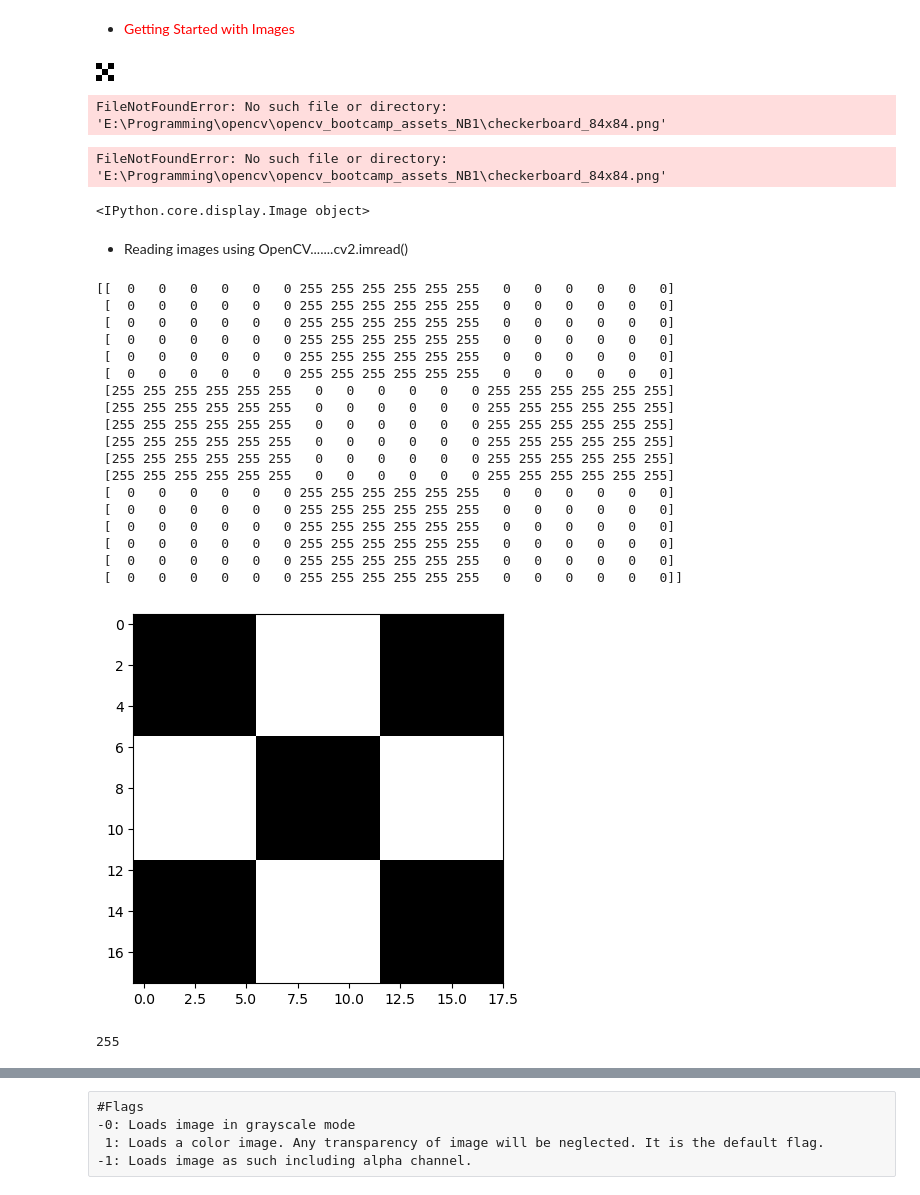
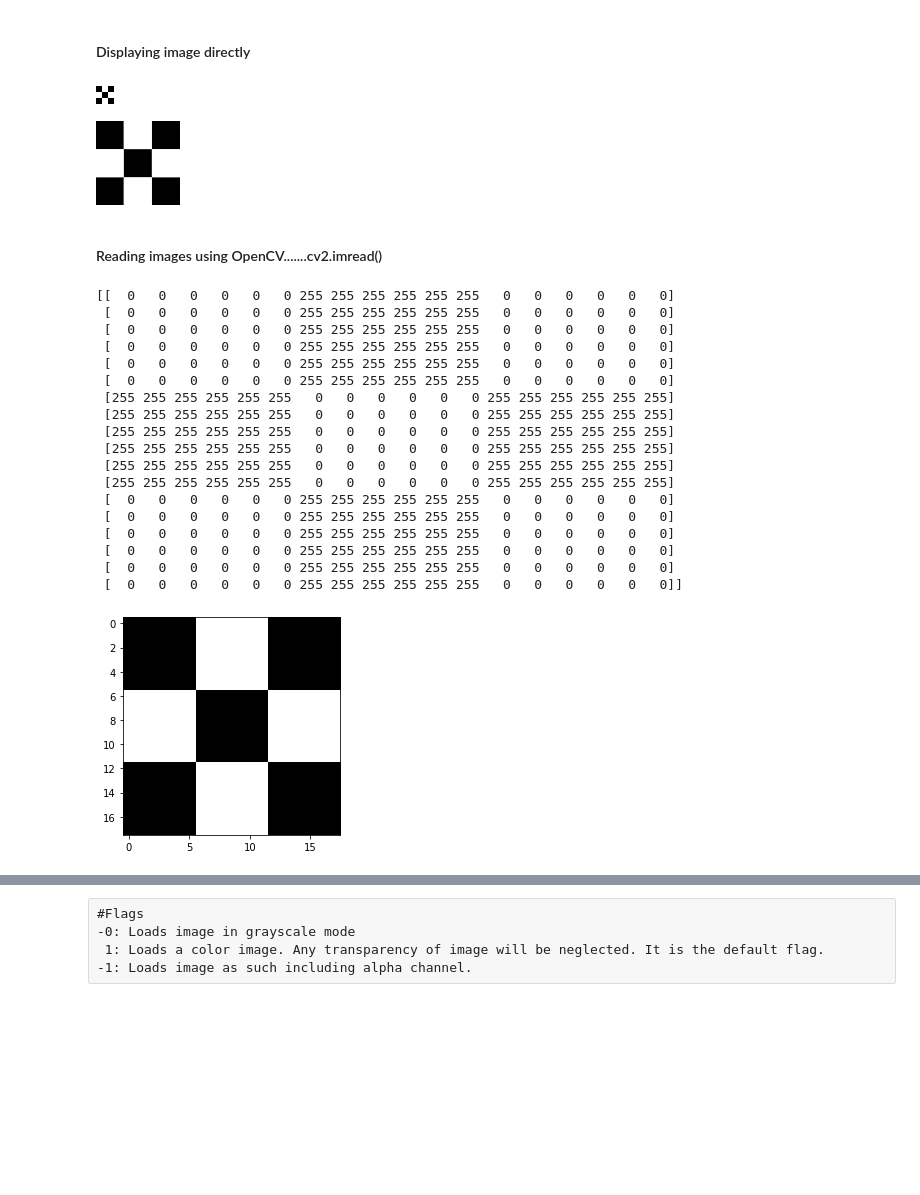
Before and after one commit to mdalimz/Tensorflow, a Jupyter notebook: OpenCV/0.Getting with Image.ipynb, the cells around one changed output, grey strips where cells are left out. Saved outputs shown, nothing was run; the diff lists cells and outputs as text; code cells hidden in the pictures; blank space fills up the shorter version.

```diff
--- a/OpenCV/0.Getting with Image.ipynb
+++ b/OpenCV/0.Getting with Image.ipynb
@@ -20,45 +20,39 @@ from IPython.display import Image
-# %% [markdown]
-- <font style="color:red">Getting Started with Images</font>
+# %% [markdown]
+#### Displaying image directly
 # %%
 # Displaying image directly
 Image("E:\Programming\opencv\opencv_bootcamp_assets_NB1\checkerboard_18x18.png")
 # %% [output]
 [figure]
 # %%
-Image("E:\Programming\opencv\opencv_bootcamp_assets_NB1\checkerboard_84x84.png")
+Image("E:\Programming\opencv\opencv_bootcamp_assets_NB1\checkerboard_84x84.JPG")
 # %% [output]
-FileNotFoundError: No such file or directory: 'E:\Programming\opencv\opencv_bootcamp_assets_NB1\checkerboard_84x84.png'
-FileNotFoundError: No such file or directory: 'E:\Programming\opencv\opencv_bootcamp_assets_NB1\checkerboard_84x84.png'
-<IPython.core.display.Image object>
+[figure, added]
 # %% [markdown]
-- Reading images using OpenCV.......cv2.imread()
+#### Reading images using OpenCV.......cv2.imread()
 # %%
-img=cv2.imread("E:\Programming\opencv\opencv_bootcamp_assets_NB1\checkerboard_18x18.png", 0)
-plt.imshow(img, cmap="gray")
-print(img)
+#retval = cv2.imread( filename, flags )
+img18=cv2.imread("E:\Programming\opencv\opencv_bootcamp_assets_NB1\checkerboard_18x18.png", 0)
+plt.imshow(img18, cmap="gray")
+print(img18)
+#Each pixel value is 8-bits [0,255]
 # %% [output]
 [[  0   0   0   0   0   0 255 255 255 255 255 255   0   0   0   0   0   0]
  [  0   0   0   0   0   0 255 255 255 255 255 255   0   0   0   0   0   0]
  [  0   0   0   0   0   0 255 255 255 255 255 255   0   0   0   0   0   0]
  [  0   0   0   0   0   0 255 255 255 255 255 255   0   0   0   0   0   0]
  [  0   0   0   0   0   0 255 255 255 255 255 255   0   0   0   0   0   0]
  [  0   0   0   0   0   0 255 255 255 255 255 255   0   0   0   0   0   0]
  [255 255 255 255 255 255   0   0   0   0   0   0 255 255 255 255 255 255]
  [255 255 255 255 255 255   0   0   0   0   0   0 255 255 255 255 255 255]
  [255 255 255 255 255 255   0   0   0   0   0   0 255 255 255 255 255 255]
  [255 255 255 255 255 255   0   0   0   0   0   0 255 255 255 255 255 255]
  [255 255 255 255 255 255   0   0   0   0   0   0 255 255 255 255 255 255]
  [255 255 255 255 255 255   0   0   0   0   0   0 255 255 255 255 255 255]
  [  0   0   0   0   0   0 255 255 255 255 255 255   0   0   0   0   0   0]
  [  0   0   0   0   0   0 255 255 255 255 255 255   0   0   0   0   0   0]
  [  0   0   0   0   0   0 255 255 255 255 255 255   0   0   0   0   0   0]
  [  0   0   0   0   0   0 255 255 255 255 255 255   0   0   0   0   0   0]
  [  0   0   0   0   0   0 255 255 255 255 255 255   0   0   0   0   0   0]
  [  0   0   0   0   0   0 255 255 255 255 255 255   0   0   0   0   0   0]]
-[figure, old version]
+[figure, new version]
-# %%
-print(img[0, 0])
-# print the first white pixel to the right of the first black box
-#print(img[0, 6])
-# %% [output]
-255
```
Also changed, not shown: parts of 28 cells of this notebook, 2 other files.
